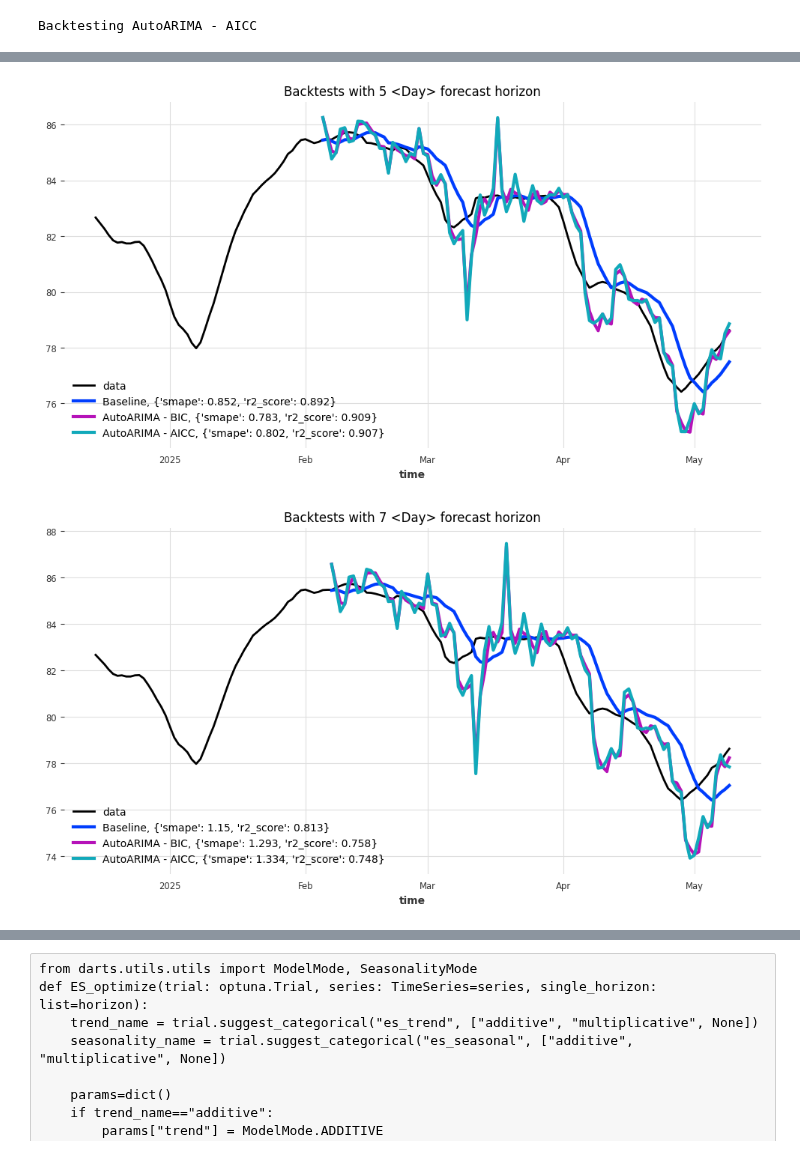
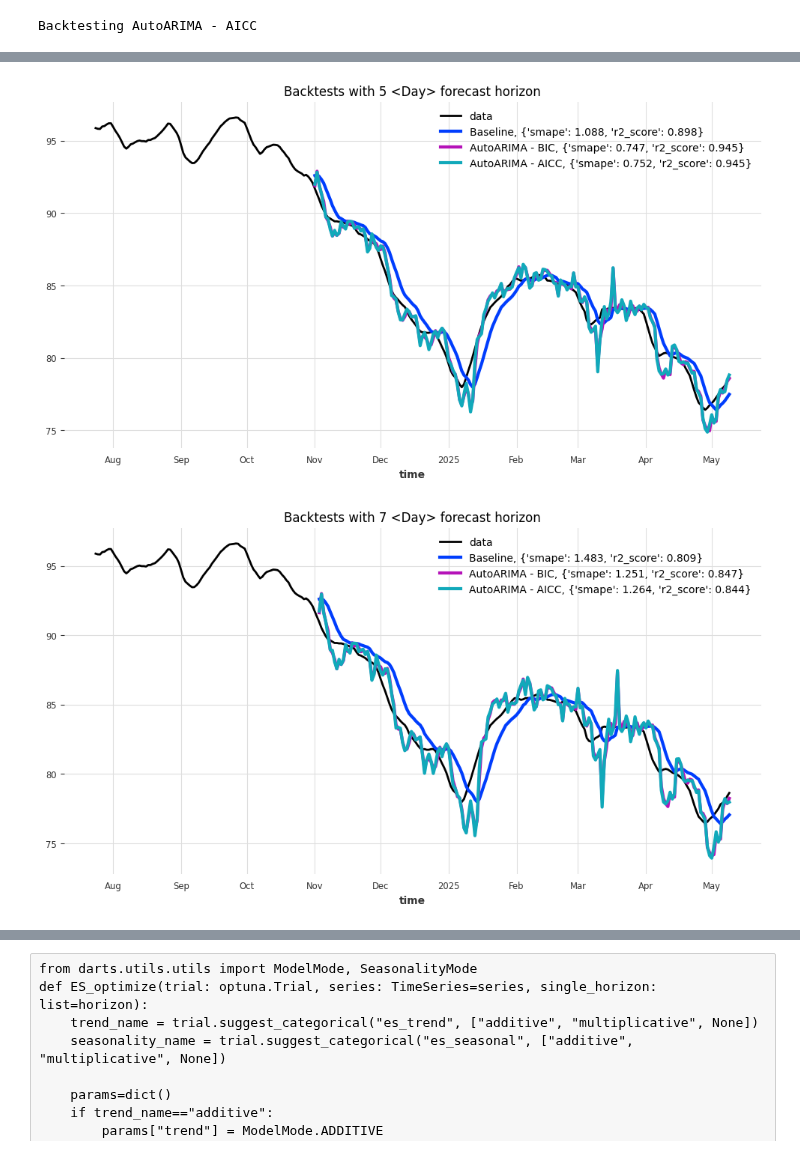
Before and after one commit to GothamAnalytics-7/ASTP, a Jupyter notebook: notebooks/ASTP_Obj2Notebook2_ClassicModels.ipynb, the cells around one changed output, grey strips where cells are left out. Drawn from its saved outputs; the diff is of its cells as text; code cells hidden in the pictures.

```diff
--- a/notebooks/ASTP_Obj2Notebook2_ClassicModels.ipynb
+++ b/notebooks/ASTP_Obj2Notebook2_ClassicModels.ipynb
@@ -149,8 +149,8 @@ plt.show()
 splitting: proporção da série usar para treino de modelos, o resto é usado para validação
 1 - visualizing: proporção da série que queremos visualizar
 # %%
-splitting = 0.95
-visualizing = 0.9
+splitting = 0.9
+visualizing = 0.7
 # %%
 train, val = series.split_before(splitting)
 # %% [markdown]
@@ -379,7 +397,13 @@ ARIMA(4,2,2)                   :-1737.7678448860215
 # %% [markdown]
 Para utilizar a comparação dos modelos selecionados, realizamos backtest no conjunto de validação sem recorrer ao retreino diário.
 # %%
-results = backtest_models(series, models=[aarima_bic, aarima_aicc], retrain=False, horizons=horizons)
+results = backtest_models(
+    series,
+    models=[aarima_bic, aarima_aicc],
+    retrain=False,
+    horizons=horizons,
+    points_to_test=len(val)
+)
 # %% [output]
 Backtesting 1 <Day> horizon
 Backtesting AutoARIMA - BIC
@@ -403,5 +427,9 @@ Backtesting 30 <Day> horizon
 Backtesting AutoARIMA - BIC
 Backtesting AutoARIMA - AICC
 # %%
-plot_backtest_results(series, results)
+plot_backtest_results(
+    series,
+    results,
+    points_to_test=len(val),
+)
 # %% [output]
@@ -411,2 +439,2 @@ plot_backtest_results(series, results)
-[figure, old version]
+[figure, new version]
-[figure, old version]
+[figure, new version]
```
Also changed, not shown: parts of 12 cells of this notebook, 2 other files.
